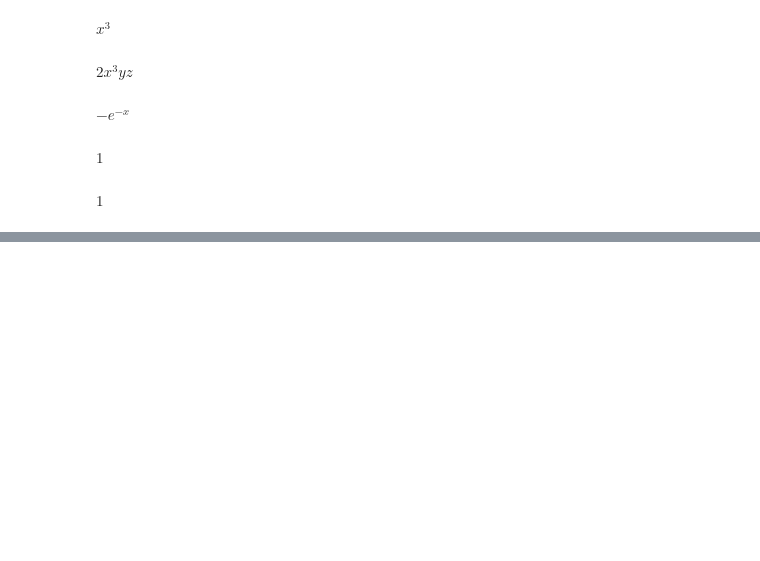
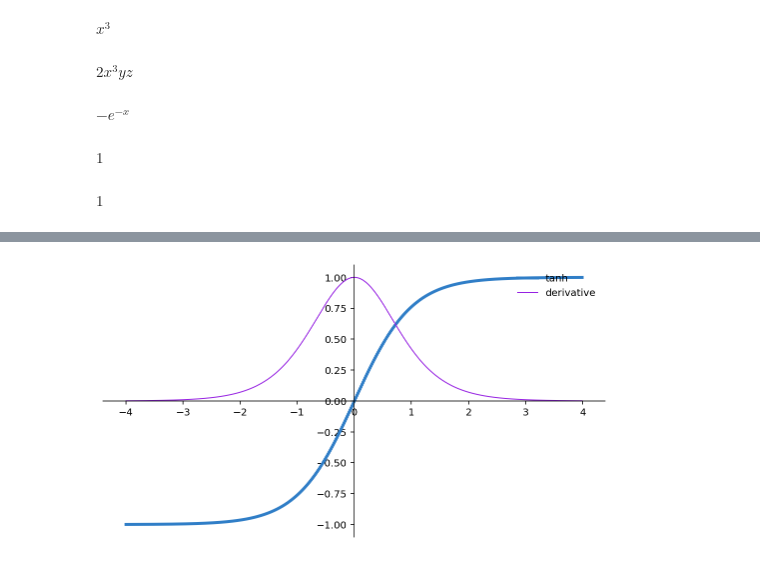
Before and after one commit to masonkadem/mathfunctions, a Jupyter notebook: derivatives.ipynb, the cells around one changed output, grey strips where cells are left out. Drawn from its saved outputs; the diff is of its cells as text; code cells hidden in the pictures; blank space fills up the shorter version.

```diff
--- a/derivatives.ipynb
+++ b/derivatives.ipynb
@@ -52,0 +79,27 @@ $\displaystyle 1$
+# %%
+#> sigmoid, easier optmization, values -1 to 1, centers to zero?, suffers from vanishing gradient problem
+
+import matplotlib.pyplot as plt
+import numpy as np
+
+def tanh(x):
+    t=(np.exp(x)-np.exp(-x))/(np.exp(x)+np.exp(-x))
+    dt=1-t**2
+    return t,dt
+z=np.arange(-4,4,0.01)
+tanh(z)[0].size,tanh(z)[1].size
+# Setup centered axes
+fig, ax = plt.subplots(figsize=(9, 5))
+ax.spines['left'].set_position('center')
+ax.spines['bottom'].set_position('center')
+ax.spines['right'].set_color('none')
+ax.spines['top'].set_color('none')
+ax.xaxis.set_ticks_position('bottom')
+ax.yaxis.set_ticks_position('left')
+# Create and show plot
+ax.plot(z,tanh(z)[0], color="#307EC7", linewidth=3, label="tanh")
+ax.plot(z,tanh(z)[1], color="#9621E2", linewidth=1, label="derivative")
+ax.legend(loc="upper right", frameon=False)
+fig.show()
+# %% [output]
+[figure, added]
```
Also changed, not shown: parts of 2 cells of this notebook, 1 other file.
